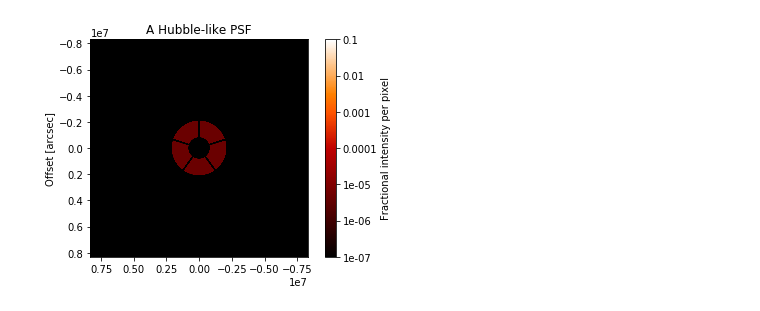
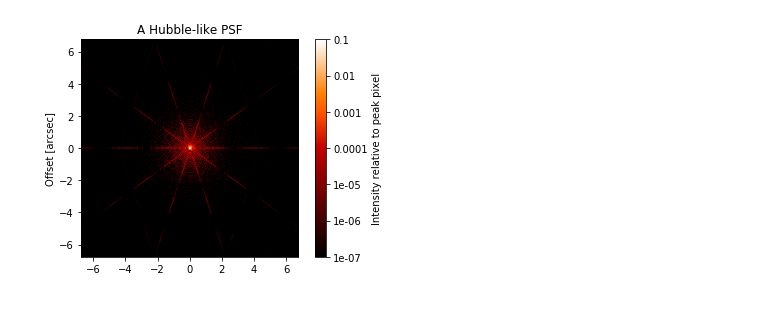
Before and after one commit to benjaminpope/toliman, a Jupyter notebook: hst_fresnel_toliman.ipynb, the cells around one changed output. Drawn from its saved outputs; the diff is of its cells as text; code cells hidden in the pictures.

```diff
--- a/hst_fresnel_toliman.ipynb
+++ b/hst_fresnel_toliman.ipynb
@@ -48,0 +63,26 @@ psf, waves = hst.calcPSF(wavelength=0.6e-6, display_intermediates=True, return_i
+# %%
+# HST example - Following example in PROPER Manual V2.0 page 49.
+hst_diam = 2.4 * u.m
+hst_fl_pri = 5.52085 * u.m
+hst_m1_m2_sep = 4.907028205 * u.m
+hst_fl_sec = -0.6790325 * u.m
+hst_m2_focus_sep = 6.3919974 * u.m
+hst_m2_rad = 0.396  * u.m
+
+hst = poppy.FresnelOpticalSystem(pupil_diameter=hst_diam, npix=512, beam_ratio=0.25)
+hst_m1 = poppy.QuadraticLens(hst_fl_pri, name='Primary')
+hst_m2 = poppy.QuadraticLens(hst_fl_sec, name='Secondary')
+
+hst.add_optic(poppy.CircularAperture(radius=hst_diam.value/2))
+hst.add_optic(poppy.SecondaryObscuration(secondary_radius=hst_m2_rad,
+                                 support_width=0.0264,
+                                 support_angle_offset=90.0, n_supports=5))
+hst.add_optic(hst_m1, distance=hst_m1_m2_sep)
+hst.add_optic(hst_m2, distance=hst_m1_m2_sep)
+hst.add_optic(poppy.ScalarTransmission(planetype=PlaneType.image, name='focus'), distance=hst_m2_focus_sep);
+
+
+hst.describe()
+
+plt.figure(figsize=(12,8))
+psf, waves = hst.calcPSF(wavelength=0.6e-6, display_intermediates=True, return_intermediates=True)
@@ -49,6 +101,7 @@ psf, waves = hst.calcPSF(wavelength=0.6e-6, display_intermediates=True, return_i
 # %%
-poppy.display_PSF(psf,imagecrop=1.8)
+as_per_pixel = 13.52/2048.0
+poppy.display_PSF(psf,pixelscale=as_per_pixel, normalize='peak') #imagecrop=1.8)
 plt.title('A Hubble-like PSF')
 plt.ylabel("Offset [arcsec]");
 # %% [output]
-[figure, old version]
+[figure, new version]
```
Also changed, not shown: parts of 5 cells of this notebook, 4 other files.
